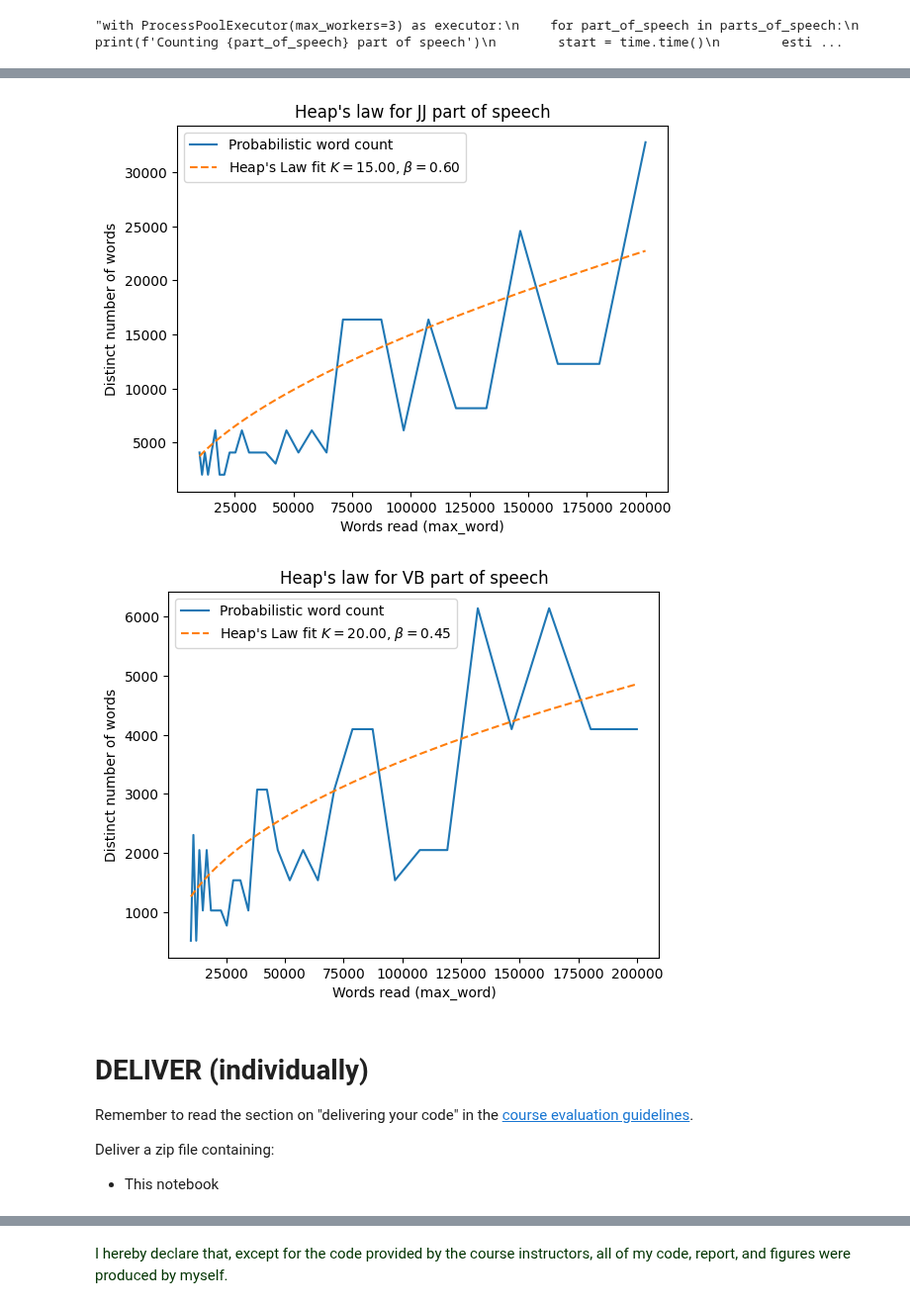
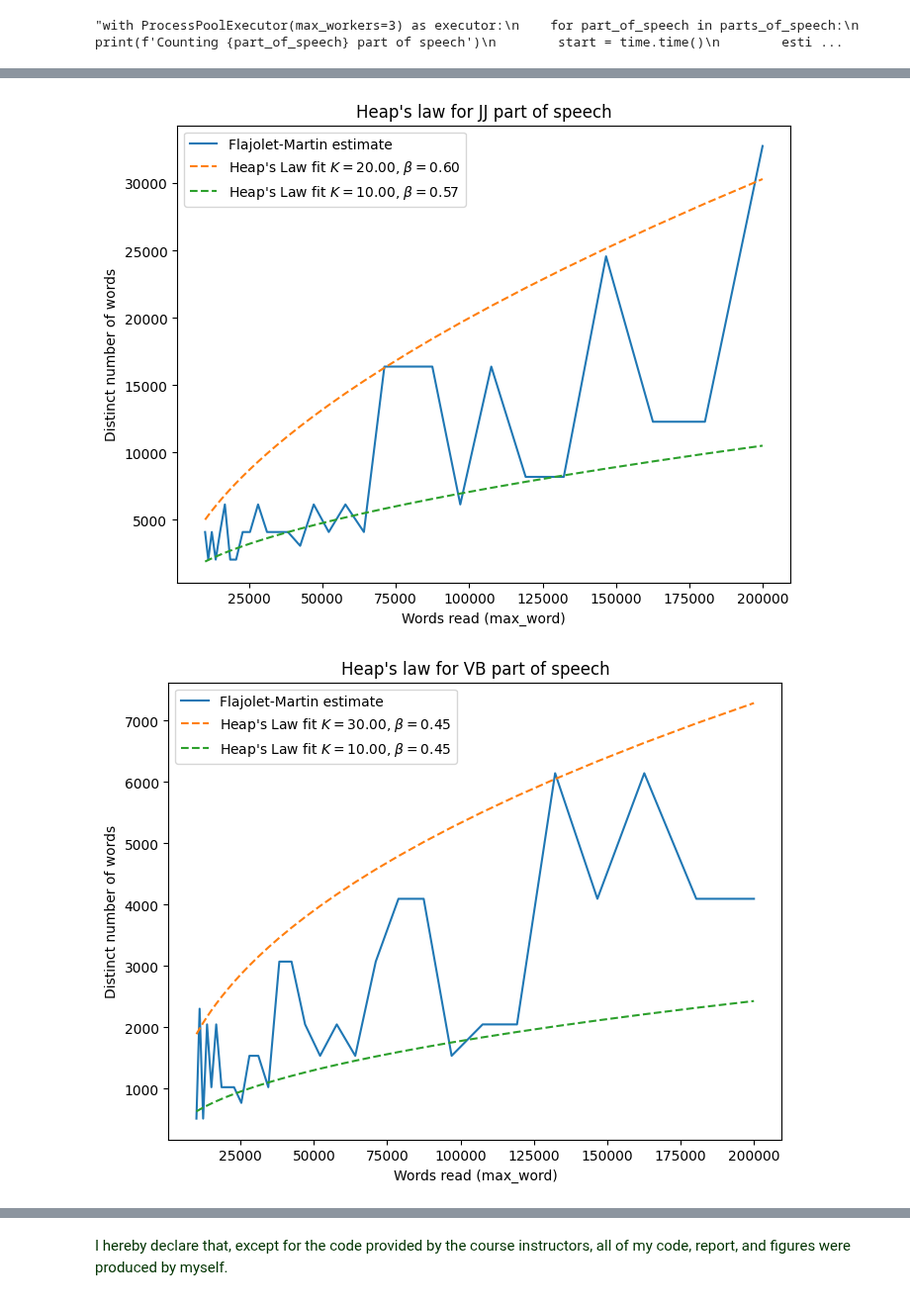
Before and after one commit to LucaFranceschi01/MDM-2024, a Jupyter notebook: ps08_data_streams/ps08_data_streams.ipynb, the cells around one changed output, grey strips where cells are left out. Shown at 99% size. Saved outputs shown, nothing was run; the diff lists cells and outputs as text; code cells hidden in the pictures.

```diff
--- a/ps08_data_streams/ps08_data_streams.ipynb
+++ b/ps08_data_streams/ps08_data_streams.ipynb
@@ -595,8 +562,8 @@ with open('estimates.json', 'w') as fp:
 #     estimates = json.load(fp)
 # %%
 def plot_heaps_law(estimates, max_word_iter, part_of_speech, heaps_params):
-    plt.figure()
-    plt.plot(max_word_iter, [statistics.median(estimates[part_of_speech][i]) for i in range(len(estimates[part_of_speech]))], label='Probabilistic word count')
+    plt.figure(figsize=(8, 6))
+    plt.plot(max_word_iter, [statistics.median(estimates[part_of_speech][i]) for i in range(len(estimates[part_of_speech]))], label='Flajolet-Martin estimate')
 
     for k, b in heaps_params[part_of_speech]:
         heaps_fit = k * np.array(max_word_iter)**b
@@ -608,14 +575,12 @@ def plot_heaps_law(estimates, max_word_iter, part_of_speech, heaps_params):
     plt.legend()
     plt.show()
 
+heaps_params = {
+    'NN': [[100, 0.42], [50, 0.43]],
+    'JJ': [[20, 0.6], [10, 0.57]],
+    'VB': [[30, 0.45], [10, 0.45]]
+}
 
-# betas = [0.4,0.6,0.45]
-# kappas = [100, 15, 20]
-heaps_params = {
-    'NN': [[100, 0.4]],
-    'JJ': [[15, 0.6]],
-    'VB': [[20, 0.45]]
-}
 for part_of_speech in parts_of_speech:
     plot_heaps_law(estimates, max_word_iter, part_of_speech, heaps_params)
 # %% [output]
@@ -623,10 +588,2 @@ for part_of_speech in parts_of_speech:
-[figure, old version]
+[figure, new version]
-[figure, old version]
+[figure, new version]
-# %% [markdown]
-# DELIVER (individually)
-
-Remember to read the section on "delivering your code" in the [course evaluation guidelines](https://github.com/chatox/data-mining-course/blob/master/upf/upf-evaluation.md).
-
-Deliver a zip file containing:
-
-* This notebook
```
Also changed, not shown: parts of 6 cells of this notebook.
